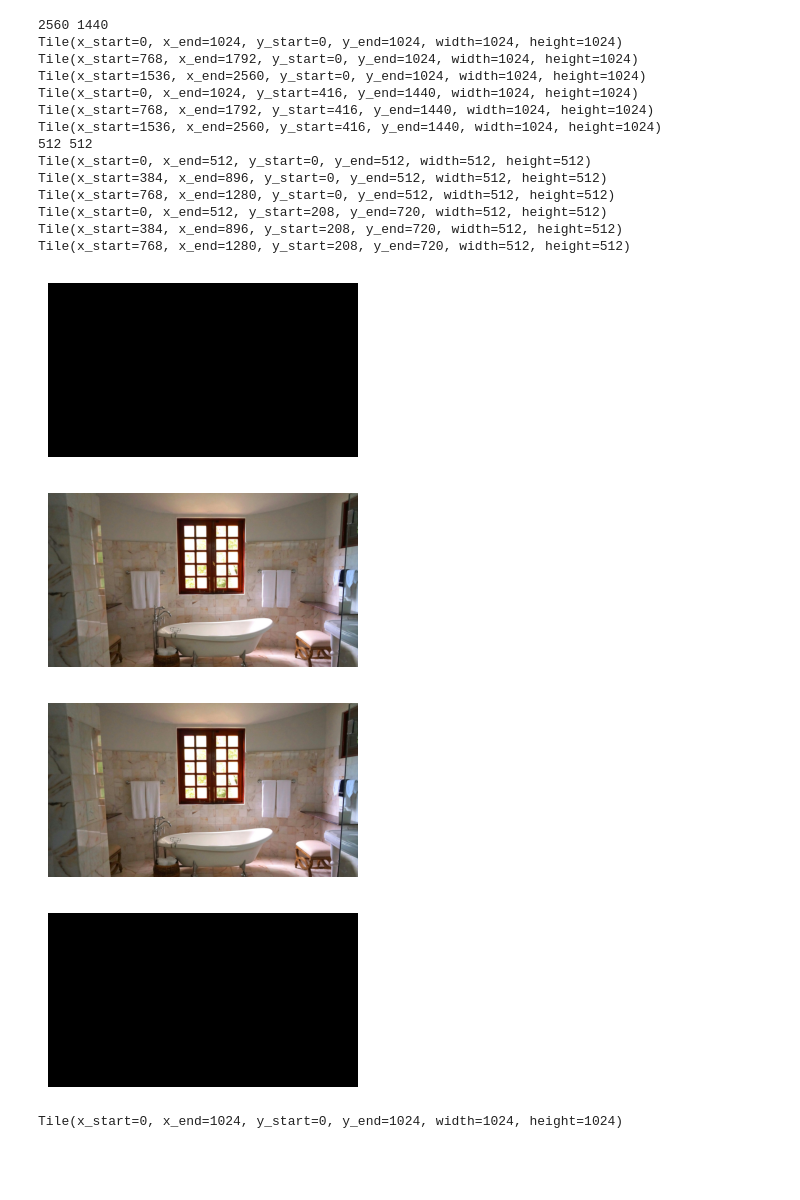
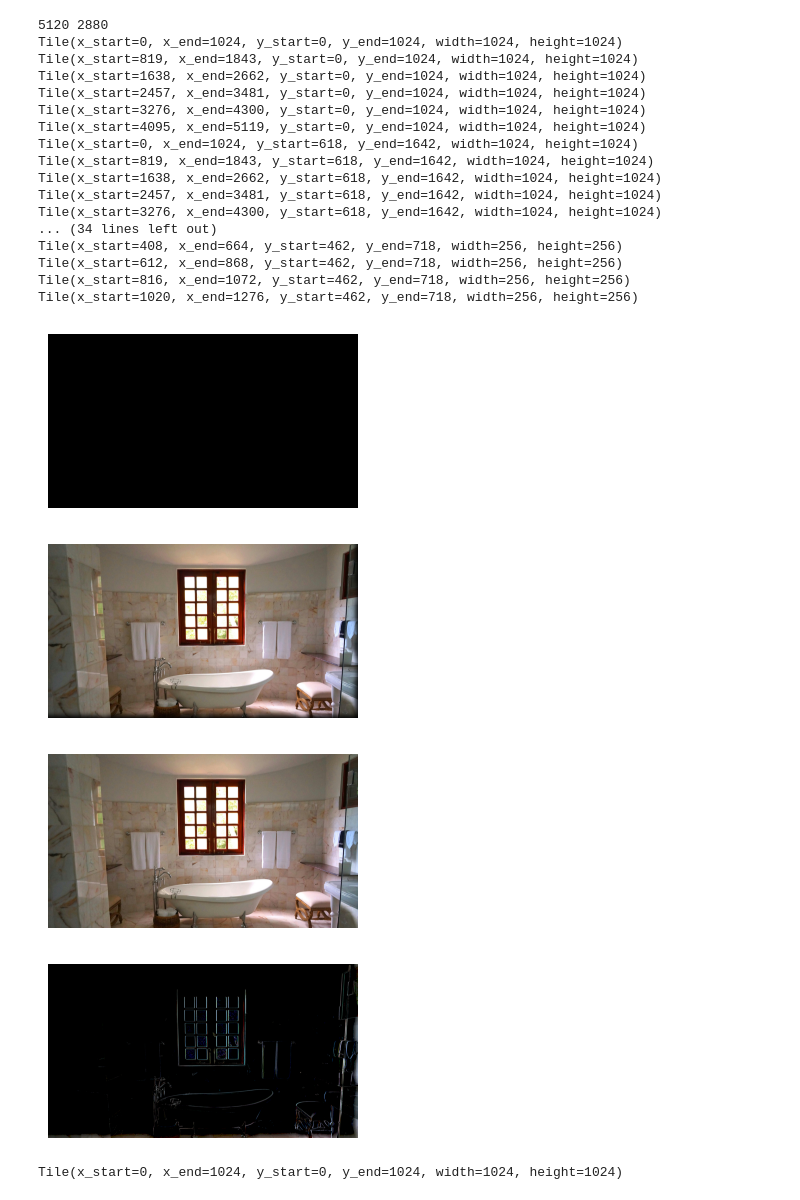
Before and after one commit to albertoarenas/stablediff_workflows, a Jupyter notebook: notebooks/tiling.ipynb, the cells around one changed output. Drawn from its saved outputs; the diff is of its cells as text; code cells hidden in the pictures; blank space fills up the shorter version.

```diff
--- a/notebooks/tiling.ipynb
+++ b/notebooks/tiling.ipynb
@@ -357,7 +357,7 @@ def image_diff_with_threshold(image1: Image.Image, image2: Image.Image, threshol
 # %%
 input_image = load_image(r"E:\AI\images\places\bathroom_1280_720.png")
 plot_image(input_image, (4,4))
-scale_factor = 2
+scale_factor = 4
 image_upscaled_width = scale_factor * input_image.width
 image_upscaled_height = scale_factor * input_image.height
 print(image_upscaled_width, image_upscaled_height)
@@ -386,48 +386,51 @@ tiles = TileCreator(input_image.width,
                     tile_width,
                     tile_height,
                     tiles_upscaled.num_tiles_width,
                     tiles_upscaled.num_tiles_height)
 
 for tile in tiles.tiles:
     print(tile)
 
 feather_radius = 40
 upscaled_tiled_image = Image.new('RGBA', (image_upscaled_width, image_upscaled_height), color='black')
 plot_image(upscaled_tiled_image, (4,4))
 
 
 for index, (tile, tile_upscaled) in enumerate(zip(tiles.tiles, tiles_upscaled.tiles)):
     tile_image = tile.get_image_tile(input_image)
     tile_image_scaled = upscale_image(tile_image, scale_factor)
     upscaled_tiled_image = tile_upscaled.compose_with_mask(upscaled_tiled_image, tile_image_scaled, feather_radius)
 
     # plot_images_grid([tile_image, tile_image_scaled], n_cols=2, n_rows=1, figsize=(4, 2))
 
 plot_image(upscaled_tiled_image,(4,4))
 upscaled_image = upscale_image(input_image,scale_factor)
 plot_image(upscaled_image,(4,4))
 image_diff = image_diff_with_threshold(upscaled_tiled_image.convert('RGB'), upscaled_image.convert('RGB'))
 plot_image(image_diff, (4,4))
 # %% [output]
 [figure]
-2560 1440
+5120 2880
 Tile(x_start=0, x_end=1024, y_start=0, y_end=1024, width=1024, height=1024)
-Tile(x_start=768, x_end=1792, y_start=0, y_end=1024, width=1024, height=1024)
-Tile(x_start=1536, x_end=2560, y_start=0, y_end=1024, width=1024, height=1024)
-Tile(x_start=0, x_end=1024, y_start=416, y_end=1440, width=1024, height=1024)
-Tile(x_start=768, x_end=1792, y_start=416, y_end=1440, width=1024, height=1024)
-Tile(x_start=1536, x_end=2560, y_start=416, y_end=1440, width=1024, height=1024)
-512 512
-Tile(x_start=0, x_end=512, y_start=0, y_end=512, width=512, height=512)
-Tile(x_start=384, x_end=896, y_start=0, y_end=512, width=512, height=512)
-Tile(x_start=768, x_end=1280, y_start=0, y_end=512, width=512, height=512)
-Tile(x_start=0, x_end=512, y_start=208, y_end=720, width=512, height=512)
-Tile(x_start=384, x_end=896, y_start=208, y_end=720, width=512, height=512)
-Tile(x_start=768, x_end=1280, y_start=208, y_end=720, width=512, height=512)
+Tile(x_start=819, x_end=1843, y_start=0, y_end=1024, width=1024, height=1024)
+Tile(x_start=1638, x_end=2662, y_start=0, y_end=1024, width=1024, height=1024)
+Tile(x_start=2457, x_end=3481, y_start=0, y_end=1024, width=1024, height=1024)
+Tile(x_start=3276, x_end=4300, y_start=0, y_end=1024, width=1024, height=1024)
+Tile(x_start=4095, x_end=5119, y_start=0, y_end=1024, width=1024, height=1024)
+Tile(x_start=0, x_end=1024, y_start=618, y_end=1642, width=1024, height=1024)
+Tile(x_start=819, x_end=1843, y_start=618, y_end=1642, width=1024, height=1024)
+Tile(x_start=1638, x_end=2662, y_start=618, y_end=1642, width=1024, height=1024)
+Tile(x_start=2457, x_end=3481, y_start=618, y_end=1642, width=1024, height=1024)
+Tile(x_start=3276, x_end=4300, y_start=618, y_end=1642, width=1024, height=1024)
+... (34 lines left out)
+Tile(x_start=408, x_end=664, y_start=462, y_end=718, width=256, height=256)
+Tile(x_start=612, x_end=868, y_start=462, y_end=718, width=256, height=256)
+Tile(x_start=816, x_end=1072, y_start=462, y_end=718, width=256, height=256)
+Tile(x_start=1020, x_end=1276, y_start=462, y_end=718, width=256, height=256)
 [figure]
-[figure, old version]
+[figure, new version]
 [figure]
-[figure, old version]
+[figure, new version]
 # %%
 for tile in tiles_upscaled.tiles:
     print(tile)
```
Also changed, not shown: parts of 4 cells of this notebook, 3 other files.
